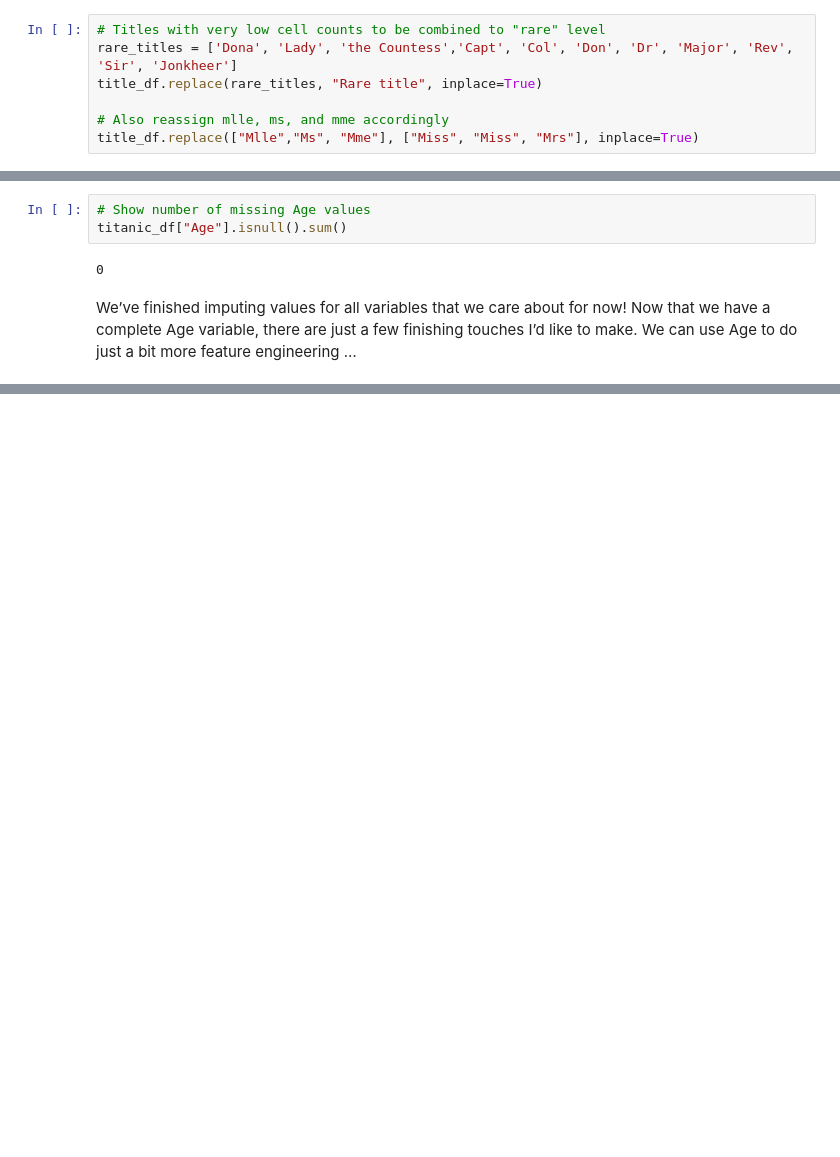
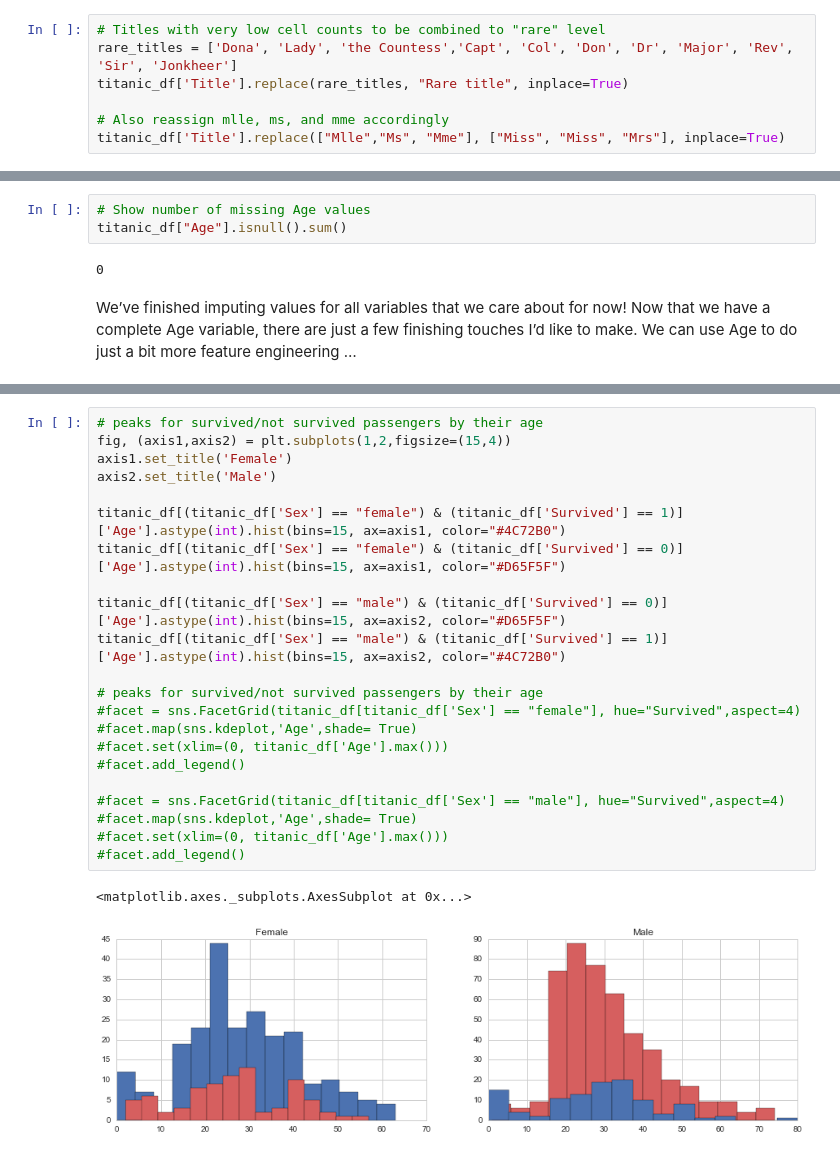
Before and after one commit to Overlytic/titanic, a Jupyter notebook: Titanic.ipynb, the cells around one changed output, grey strips where cells are left out. Cells and saved outputs as stored; diff of their text form; blank space fills up the shorter version.

```diff
--- a/Titanic.ipynb
+++ b/Titanic.ipynb
@@ -130,9 +130,9 @@ title_df.groupby(["Sex", "Name"]).size().unstack(fill_value=0)
 # %%
 # Titles with very low cell counts to be combined to "rare" level
 rare_titles = ['Dona', 'Lady', 'the Countess','Capt', 'Col', 'Don', 'Dr', 'Major', 'Rev', 'Sir', 'Jonkheer']
-title_df.replace(rare_titles, "Rare title", inplace=True)
+titanic_df['Title'].replace(rare_titles, "Rare title", inplace=True)
 
 # Also reassign mlle, ms, and mme accordingly
-title_df.replace(["Mlle","Ms", "Mme"], ["Miss", "Miss", "Mrs"], inplace=True)
+titanic_df['Title'].replace(["Mlle","Ms", "Mme"], ["Miss", "Miss", "Mrs"], inplace=True)
 # %%
 # Show title counts by sex
@@ -358,0 +360,25 @@ We’ve finished imputing values for all variables that we care about for now! N
+# %%
+# peaks for survived/not survived passengers by their age
+fig, (axis1,axis2) = plt.subplots(1,2,figsize=(15,4))
+axis1.set_title('Female')
+axis2.set_title('Male')
+
+titanic_df[(titanic_df['Sex'] == "female") & (titanic_df['Survived'] == 1)]['Age'].astype(int).hist(bins=15, ax=axis1, color="#4C72B0")
+titanic_df[(titanic_df['Sex'] == "female") & (titanic_df['Survived'] == 0)]['Age'].astype(int).hist(bins=15, ax=axis1, color="#D65F5F")
+
+titanic_df[(titanic_df['Sex'] == "male") & (titanic_df['Survived'] == 0)]['Age'].astype(int).hist(bins=15, ax=axis2, color="#D65F5F")
+titanic_df[(titanic_df['Sex'] == "male") & (titanic_df['Survived'] == 1)]['Age'].astype(int).hist(bins=15, ax=axis2, color="#4C72B0")
+
+# peaks for survived/not survived passengers by their age
+#facet = sns.FacetGrid(titanic_df[titanic_df['Sex'] == "female"], hue="Survived",aspect=4)
+#facet.map(sns.kdeplot,'Age',shade= True)
+#facet.set(xlim=(0, titanic_df['Age'].max()))
+#facet.add_legend()
+
+#facet = sns.FacetGrid(titanic_df[titanic_df['Sex'] == "male"], hue="Survived",aspect=4)
+#facet.map(sns.kdeplot,'Age',shade= True)
+#facet.set(xlim=(0, titanic_df['Age'].max()))
+#facet.add_legend()
+# %% [output]
+<matplotlib.axes._subplots.AxesSubplot at 0x...>
+[figure, added]
```
Also changed, not shown: parts of 24 cells of this notebook, 1 other file.
